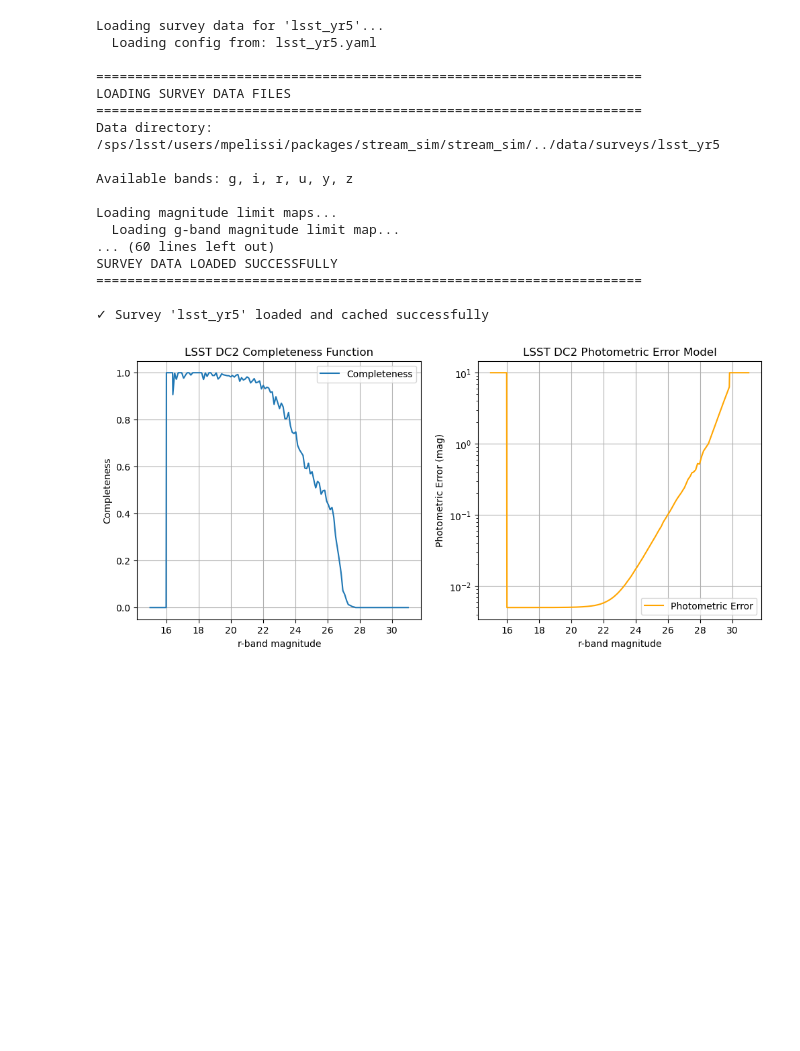
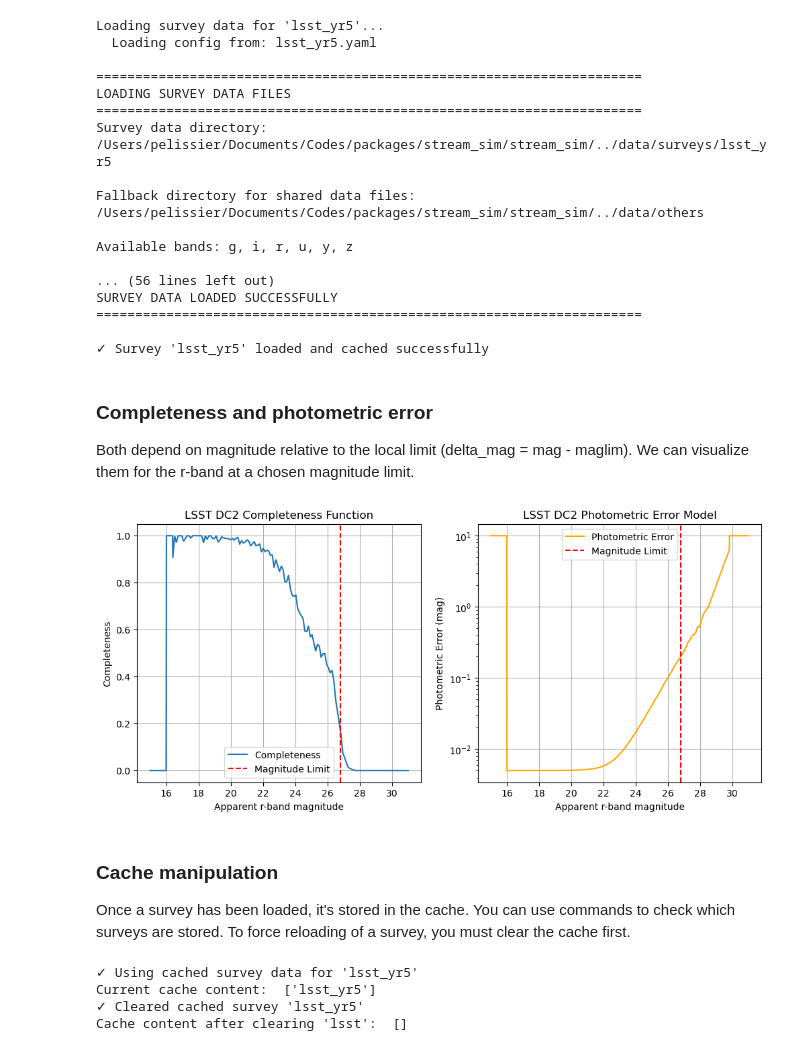
Before and after one commit to LSSTDESC/stream_sim, a Jupyter notebook: notebooks/tutorial_inject_stream.ipynb, the cells around one changed output. Drawn from its saved outputs; the diff is of its cells as text; code cells hidden in the pictures; blank space fills up the shorter version.

```diff
--- a/notebooks/tutorial_inject_stream.ipynb
+++ b/notebooks/tutorial_inject_stream.ipynb
@@ -19,5 +32,5 @@ from stream_sim import surveys, observed
 # %%
-lsst_dc2 = surveys.Survey.load(survey = 'lsst', release='yr5')
+lsst_yr5= surveys.Survey.load(survey = 'lsst', release='yr5')
 # %% [output]
 Loading survey data for 'lsst_yr5'...
   Loading config from: lsst_yr5.yaml
@@ -25,38 +38,64 @@ Loading survey data for 'lsst_yr5'...
 ======================================================================
 LOADING SURVEY DATA FILES
 ======================================================================
-Data directory: /sps/lsst/users/mpelissi/packages/stream_sim/stream_sim/../data/surveys/lsst_yr5
+Survey data directory: /Users/pelissier/Documents/Codes/packages/stream_sim/stream_sim/../data/surveys/lsst_yr5
+
+Fallback directory for shared data files: /Users/pelissier/Documents/Codes/packages/stream_sim/stream_sim/../data/others
 
 Available bands: g, i, r, u, y, z
 
-Loading magnitude limit maps...
-  Loading g-band magnitude limit map...
-... (60 lines left out)
+... (56 lines left out)
 SURVEY DATA LOADED SUCCESSFULLY
 ======================================================================
 
 ✓ Survey 'lsst_yr5' loaded and cached successfully
+# %% [markdown]
+### Completeness and photometric error
+Both depend on magnitude relative to the local limit (delta_mag = mag - maglim). We can visualize them for the r-band at a chosen magnitude limit.
 # %%
 mag_r_test = np.linspace(15,31, 1000)
 maglim_r_dc2 = 26.8
-completeness_val = lsst_dc2.get_completeness('r', mag_r_test, maglim_r_dc2)
-mag_error_val = lsst_dc2.get_photo_error('r', mag_r_test, maglim_r_dc2)
+completeness_val = lsst_yr5.get_completeness('r', mag_r_test, maglim_r_dc2)
+mag_error_val = lsst_yr5.get_photo_error('r', mag_r_test, maglim_r_dc2)
 
 fig, ax = plt.subplots(1, 2, figsize=(12, 5))
 ax[0].plot(mag_r_test, completeness_val, label='Completeness')
-ax[0].set_xlabel('r-band magnitude')
+ax[0].axvline(maglim_r_dc2, color='red', linestyle='--', label='Magnitude Limit')
+ax[0].set_xlabel('Apparent r-band magnitude')
 ax[0].set_ylabel('Completeness')
 ax[0].set_title('LSST DC2 Completeness Function')
 ax[0].grid()
 ax[0].legend()
 
 ax[1].plot(mag_r_test, mag_error_val, label='Photometric Error', color='orange')
+ax[1].axvline(maglim_r_dc2, color='red', linestyle='--', label='Magnitude Limit')
 ax[1].set_yscale('log')
-ax[1].set_xlabel('r-band magnitude')
+ax[1].set_xlabel('Apparent r-band magnitude')
 ax[1].set_ylabel('Photometric Error (mag)')
 ax[1].set_title('LSST DC2 Photometric Error Model')
 ax[1].grid()
 ax[1].legend()
 plt.show()
 # %% [output]
-[figure, old version]
+[figure, new version]
+# %% [markdown]
+### Cache manipulation
+Once a survey has been loaded, it's stored in the cache. You can use commands to check which surveys are stored.
+To force reloading of a survey, you must clear the cache first.
+# %%
+# Once a survey has been loaded once, it can be reused directly from the cache
+lsst_yr1 = surveys.Survey.load(survey = 'lsst', release='yr5') # reuses the cached survey object
+
+# Check the cache content
+
+print("Current cache content: ", surveys.SurveyFactory.list_cached_surveys())
+
+surveys.SurveyFactory.clear_cache(survey = 'lsst', release='yr5')
+# surveys.SurveyFactory.clear_cache(survey = 'lsst') # to clear all releases of 'lsst'
+# surveys.SurveyFactory.clear_cache() # to clear the entire cache
+print("Cache content after clearing 'lsst': ", surveys.SurveyFactory.list_cached_surveys())
+# %% [output]
+✓ Using cached survey data for 'lsst_yr5'
+Current cache content:  ['lsst_yr5']
+✓ Cleared cached survey 'lsst_yr5'
+Cache content after clearing 'lsst':  []
```
Also changed, not shown: parts of 26 cells of this notebook, 1 other file.
